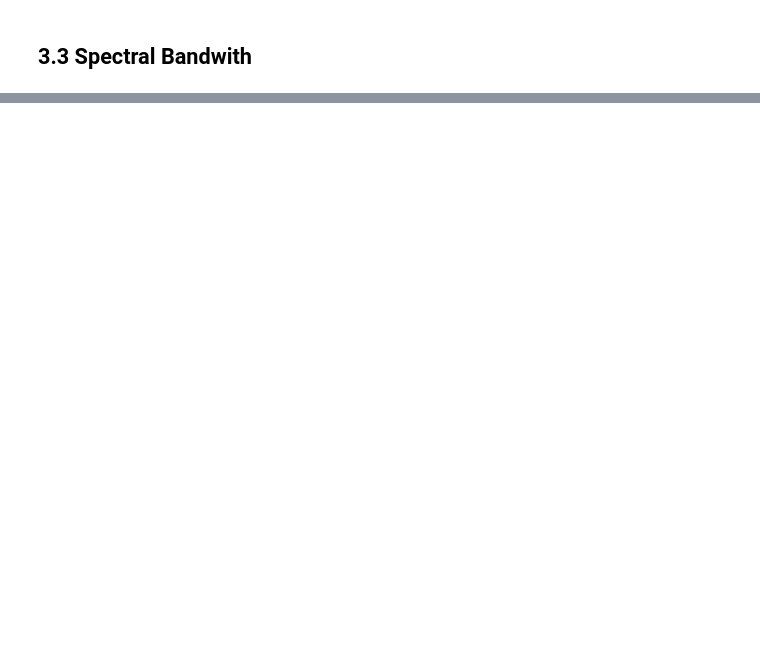
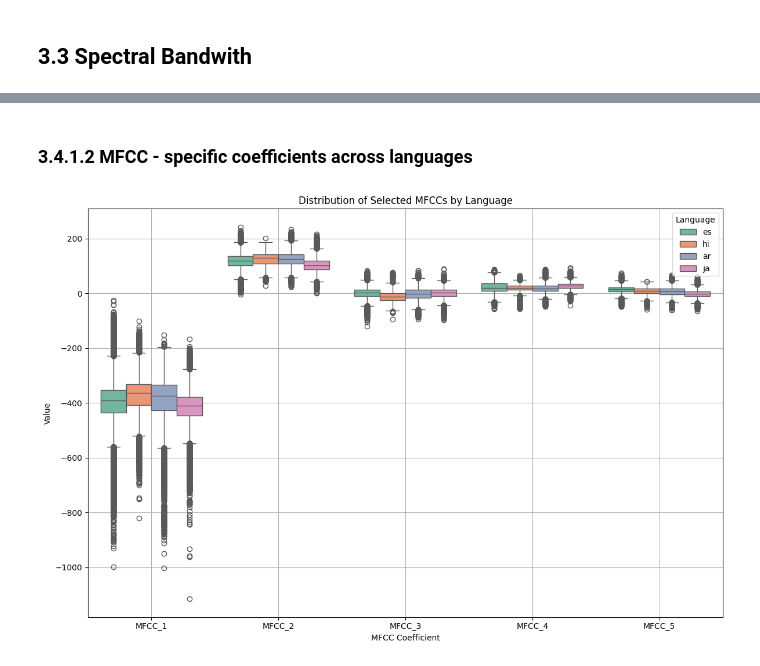
Before and after one commit to zbytek-team/speech-analysis, a Jupyter notebook: notebooks/data_exploration.ipynb, the cells around one changed output, grey strips where cells are left out. Drawn from its saved outputs; the diff is of its cells as text; code cells hidden in the pictures; blank space fills up the shorter version.

```diff
--- a/notebooks/data_exploration.ipynb
+++ b/notebooks/data_exploration.ipynb
@@ -545,0 +642,38 @@ plt.show()
+# %% [markdown]
+ ### 3.4.1.2 MFCC - specific coefficients across languages
+# %%
+# List of selected MFCC coefficients to plot
+selected_mfccs = [1, 2, 3, 4, 5]  # Adjust this list to include the coefficients you're interested in
+
+# Create a DataFrame to store MFCC values with language labels
+mfcc_df = pd.DataFrame()
+
+# Loop through each language and collect MFCC values
+for language in LANGUAGES:
+    # Load the CSV file into a DataFrame
+    file_path = Path(f'{RELATIVE_FEATURES_DIR}/{language}_features.csv')
+    df_features = pd.read_csv(file_path)
+
+    # Convert the MFCC string arrays to numerical arrays
+    df_features['mfcc_mean'] = df_features['mfcc_mean'].apply(lambda x: np.fromstring(x.strip('[]'), sep=' '))
+
+    # Collect MFCC values for the selected coefficients
+    for mfcc in selected_mfccs:
+        mfcc_values = df_features['mfcc_mean'].apply(lambda x: x[mfcc - 1] if len(x) >= mfcc else np.nan).tolist()
+        # mfcc_df = mfcc_df.append(pd.DataFrame({'Language': language, 'MFCC': f'MFCC_{mfcc}', 'Value': mfcc_values}), ignore_index=True)
+        mfcc_df = pd.concat([mfcc_df, pd.DataFrame({'Language': language, 'MFCC': f'MFCC_{mfcc}', 'Value': mfcc_values})], ignore_index=True)
+
+# Plotting the selected MFCCs for each language
+plt.figure(figsize=(12, 8))
+sns.boxplot(x='MFCC', y='Value', hue='Language', data=mfcc_df, palette='Set2', dodge=True)
+
+# Customize the plot
+plt.title('Distribution of Selected MFCCs by Language')
+plt.xlabel('MFCC Coefficient')
+plt.ylabel('Value')
+plt.legend(title='Language', loc='upper right')
+plt.grid(True)
+plt.tight_layout()
+plt.show()
+# %% [output]
+[figure, added]
```
Also changed, not shown: parts of 13 cells of this notebook.
